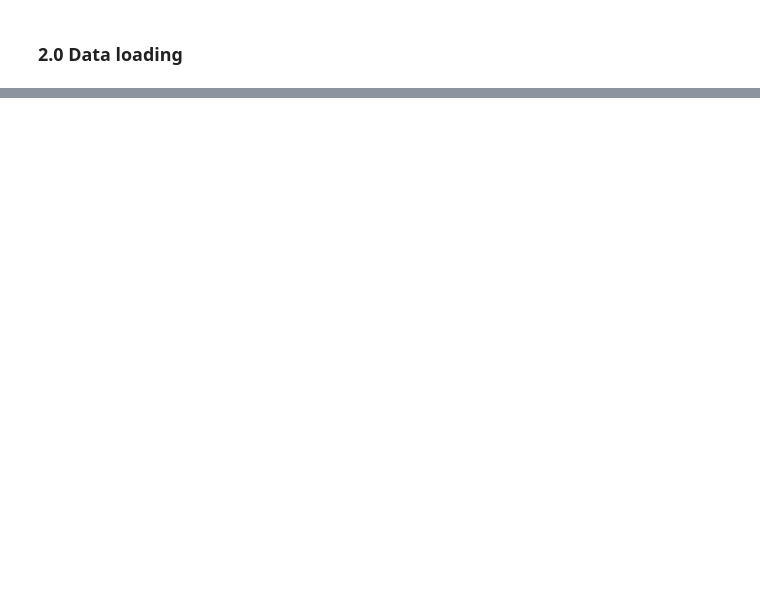
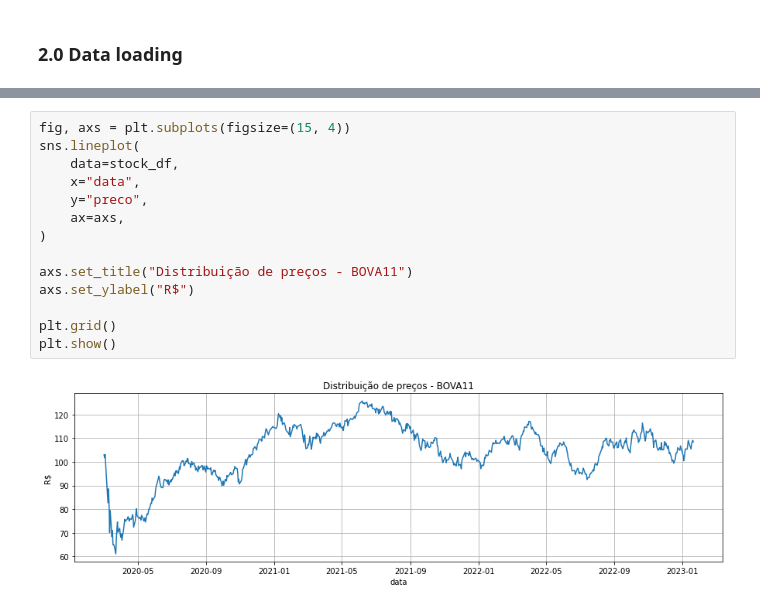
Before and after one commit to micheldearaujo/forecasting_stocks, a Jupyter notebook: notebooks/2.0-mal-exploratory-data-analysis.ipynb, the cells around one changed output, grey strips where cells are left out. Drawn from its saved outputs; the diff is of its cells as text; blank space fills up the shorter version.

```diff
--- a/notebooks/2.0-mal-exploratory-data-analysis.ipynb
+++ b/notebooks/2.0-mal-exploratory-data-analysis.ipynb
@@ -73,0 +91,16 @@ ts_mode
+# %%
+fig, axs = plt.subplots(figsize=(15, 4))
+sns.lineplot(
+    data=stock_df,
+    x="data",
+    y="preco",
+    ax=axs,
+)
+
+axs.set_title("Distribuição de preços - BOVA11")
+axs.set_ylabel("R$")
+
+plt.grid()
+plt.show()
+# %% [output]
+[figure, added]
```
Also changed, not shown: parts of 28 cells of this notebook.
